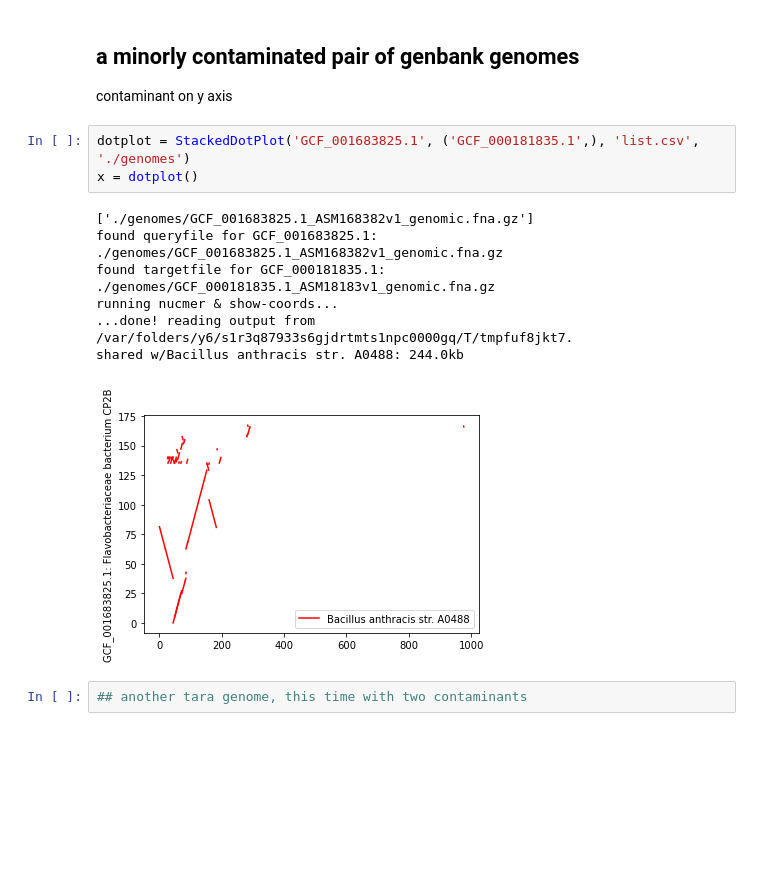
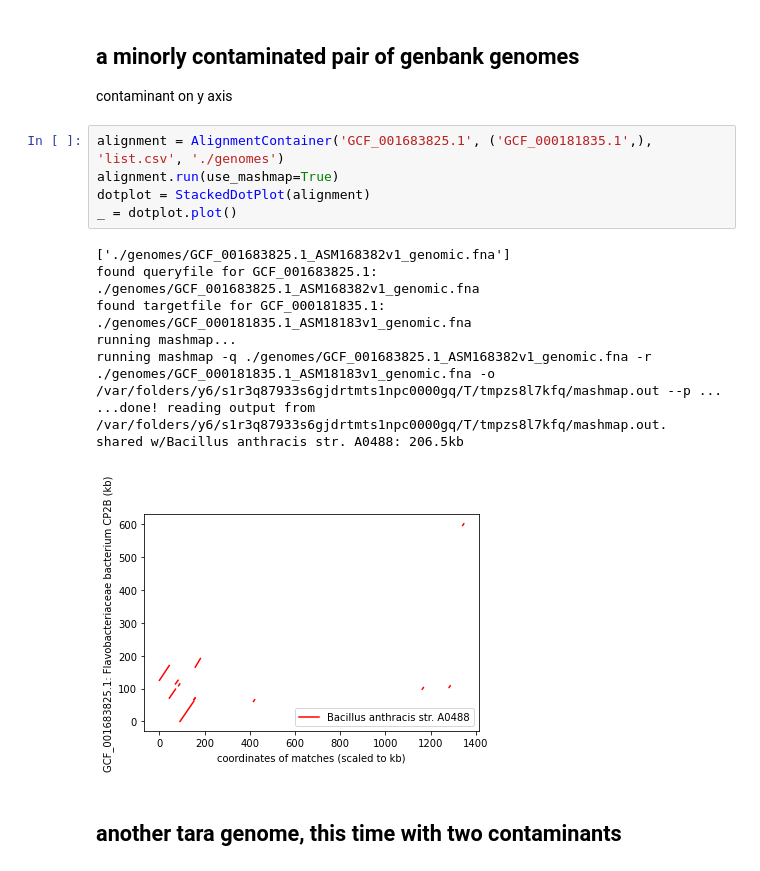
Before and after one commit to ctb/2020-stacked-dot-plots, a Jupyter notebook: dotplot.ipynb, the cells around one changed output. Drawn from its saved outputs; the diff is of its cells as text; blank space fills up the shorter version.

```diff
--- a/dotplot.ipynb
+++ b/dotplot.ipynb
@@ -86,16 +83,19 @@ shared w/Candidatus Rokubacteria bacterium: 5958.0kb
 
 contaminant on y axis
 # %%
-dotplot = StackedDotPlot('GCF_001683825.1', ('GCF_000181835.1',), 'list.csv', './genomes')
-x = dotplot()
+alignment = AlignmentContainer('GCF_001683825.1', ('GCF_000181835.1',), 'list.csv', './genomes')
+alignment.run(use_mashmap=True)
+dotplot = StackedDotPlot(alignment)
+_ = dotplot.plot()
 # %% [output]
-['./genomes/GCF_001683825.1_ASM168382v1_genomic.fna.gz']
-found queryfile for GCF_001683825.1: ./genomes/GCF_001683825.1_ASM168382v1_genomic.fna.gz
-found targetfile for GCF_000181835.1: ./genomes/GCF_000181835.1_ASM18183v1_genomic.fna.gz
-running nucmer & show-coords...
-...done! reading output from /var/folders/y6/s1r3q87933s6gjdrtmts1npc0000gq/T/tmpfuf8jkt7.
-shared w/Bacillus anthracis str. A0488: 244.0kb
+['./genomes/GCF_001683825.1_ASM168382v1_genomic.fna']
+found queryfile for GCF_001683825.1: ./genomes/GCF_001683825.1_ASM168382v1_genomic.fna
+found targetfile for GCF_000181835.1: ./genomes/GCF_000181835.1_ASM18183v1_genomic.fna
+running mashmap...
+running mashmap -q ./genomes/GCF_001683825.1_ASM168382v1_genomic.fna -r ./genomes/GCF_000181835.1_ASM18183v1_genomic.fna -o /var/folders/y6/s1r3q87933s6gjdrtmts1npc0000gq/T/tmpzs8l7kfq/mashmap.out --p ...
+...done! reading output from /var/folders/y6/s1r3q87933s6gjdrtmts1npc0000gq/T/tmpzs8l7kfq/mashmap.out.
+shared w/Bacillus anthracis str. A0488: 206.5kb
-[figure, old version]
+[figure, new version]
-# %%
-## another tara genome, this time with two contaminants
+# %% [markdown]
+## another tara genome, this time with two contaminants
 # %%
```
Also changed, not shown: parts of 8 cells of this notebook, 2 other files.
